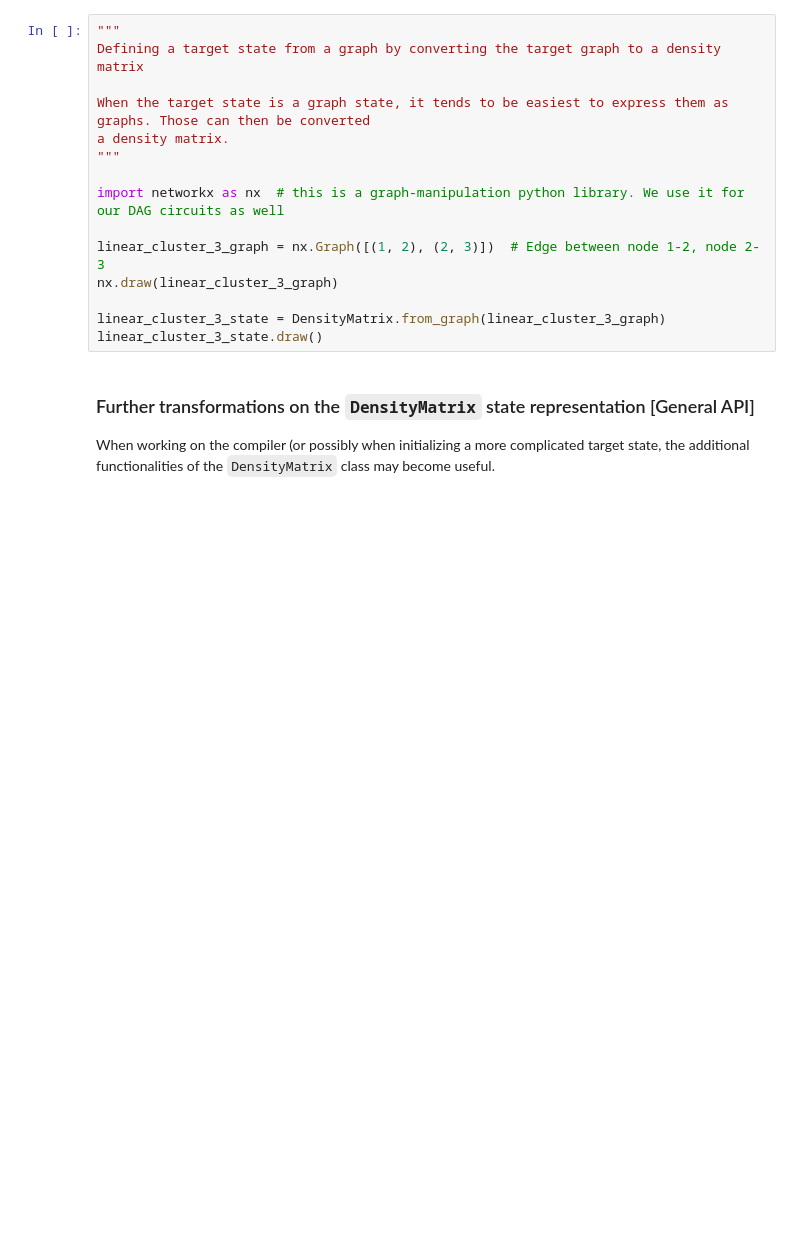
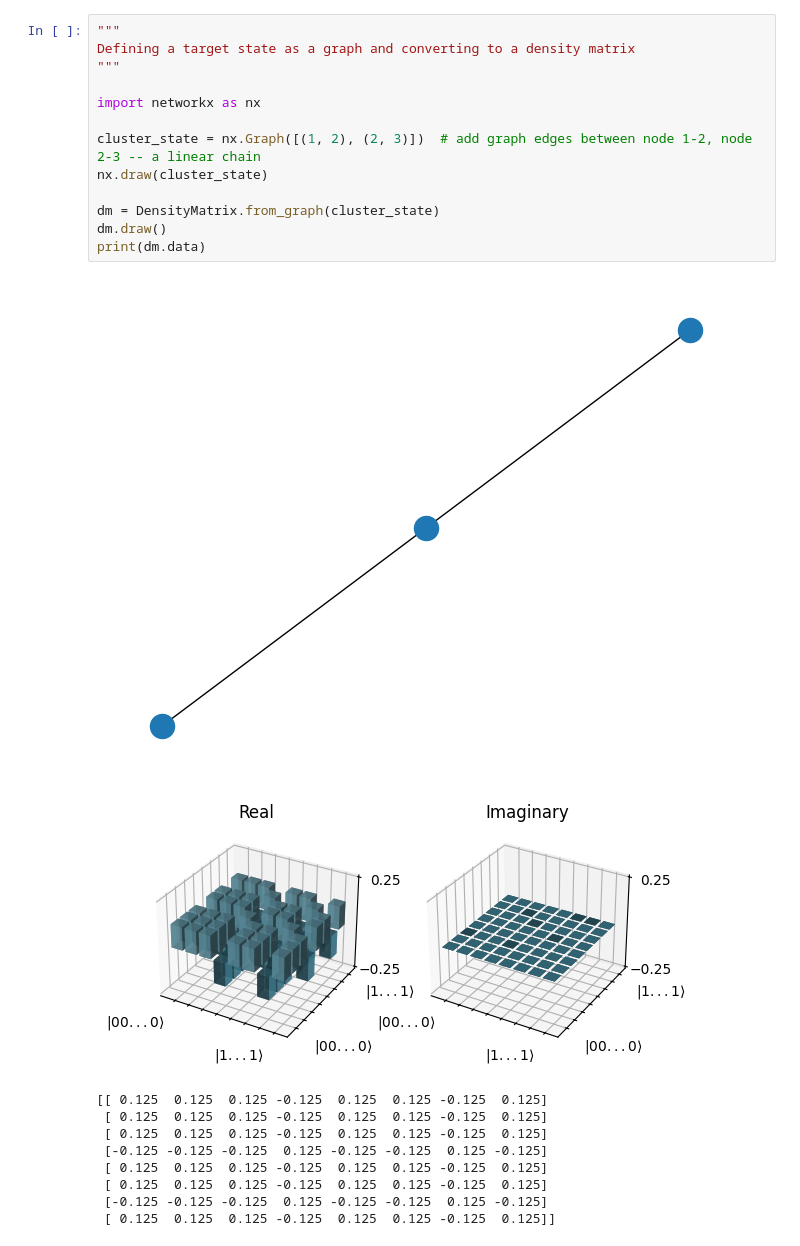
Before and after one commit to graphiq-dev/graphiq, a Jupyter notebook: docs/examples/startup_guide/2_states.ipynb, the cells around one changed output. Cells and saved outputs as stored; diff of their text form; blank space fills up the shorter version.

```diff
--- a/docs/examples/startup_guide/2_states.ipynb
+++ b/docs/examples/startup_guide/2_states.ipynb
@@ -70,19 +88,24 @@ ghz4_state.draw()
 # %%
 """
-Defining a target state from a graph by converting the target graph to a density matrix
-
-When the target state is a graph state, it tends to be easiest to express them as graphs. Those can then be converted
-a density matrix.
+Defining a target state as a graph and converting to a density matrix
 """
 
-import networkx as nx  # this is a graph-manipulation python library. We use it for our DAG circuits as well
+import networkx as nx
 
-linear_cluster_3_graph = nx.Graph([(1, 2), (2, 3)])  # Edge between node 1-2, node 2-3
-nx.draw(linear_cluster_3_graph)
+cluster_state = nx.Graph([(1, 2), (2, 3)])  # add graph edges between node 1-2, node 2-3 -- a linear chain
+nx.draw(cluster_state)
 
-linear_cluster_3_state = DensityMatrix.from_graph(linear_cluster_3_graph)
-linear_cluster_3_state.draw()
+dm = DensityMatrix.from_graph(cluster_state)
+dm.draw()
+print(dm.data)
+# %% [output]
+[figure, added]
+[figure, added]
+[[ 0.125  0.125  0.125 -0.125  0.125  0.125 -0.125  0.125]
+ [ 0.125  0.125  0.125 -0.125  0.125  0.125 -0.125  0.125]
+ [ 0.125  0.125  0.125 -0.125  0.125  0.125 -0.125  0.125]
+ [-0.125 -0.125 -0.125  0.125 -0.125 -0.125  0.125 -0.125]
+ [ 0.125  0.125  0.125 -0.125  0.125  0.125 -0.125  0.125]
+ [ 0.125  0.125  0.125 -0.125  0.125  0.125 -0.125  0.125]
+ [-0.125 -0.125 -0.125  0.125 -0.125 -0.125  0.125 -0.125]
+ [ 0.125  0.125  0.125 -0.125  0.125  0.125 -0.125  0.125]]
-# %% [markdown]
-### Further transformations on the `DensityMatrix` state representation [General API]
-
-When working on the compiler (or possibly when initializing a more complicated target state, the additional functionalities of the `DensityMatrix` class may become useful.
```
Also changed, not shown: parts of 37 cells of this notebook, 7 other files.
